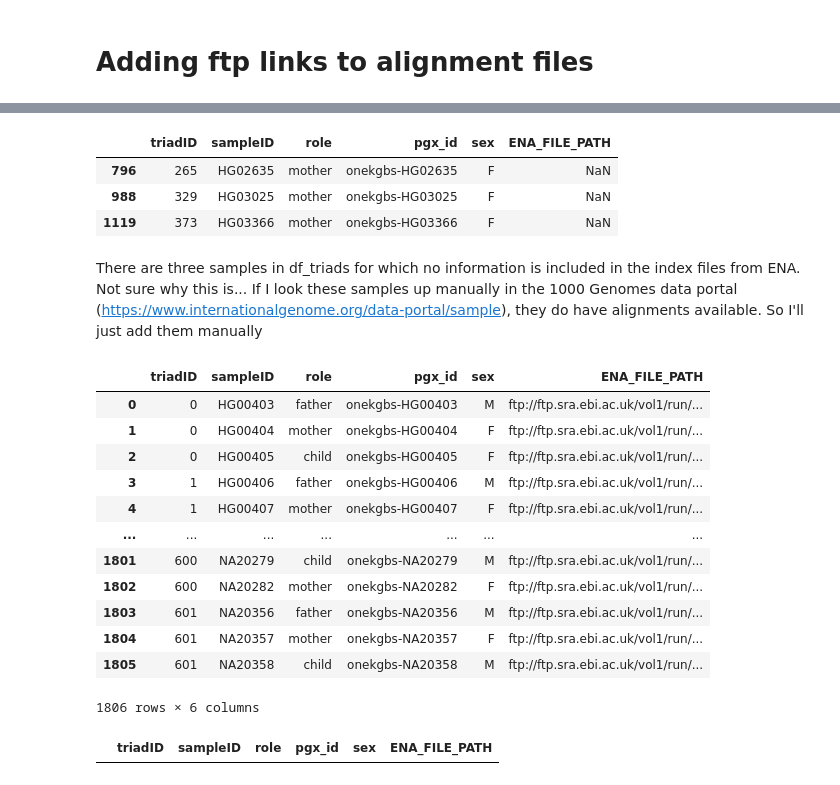
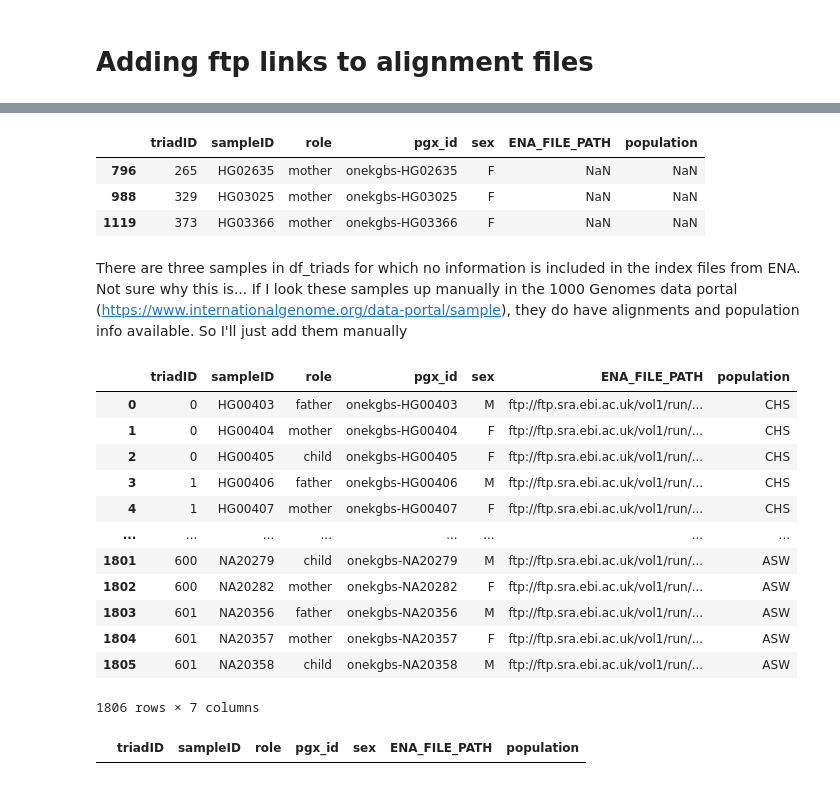
Before and after one commit to acg-team/ConSTRain-analyses, a Jupyter notebook: analyses/1000Genomes/2024-04-02_reformat_1000G_pedigree.ipynb, the cells around one changed output, grey strips where cells are left out. Cells and saved outputs as stored; diff of their text form; code cells hidden in the pictures.

Commit message:
Beginning analysis of 1000 Genomes family trios

```diff
--- a/analyses/1000Genomes/2024-04-02_reformat_1000G_pedigree.ipynb
+++ b/analyses/1000Genomes/2024-04-02_reformat_1000G_pedigree.ipynb
@@ -113,8 +118,8 @@ def load_ena_index_file(url):
         comment="#",
         header=None,
         sep="\t",
-        usecols=[0, 9],
-        names=["ENA_FILE_PATH", "sampleID"]
+        usecols=[0, 9, 10],
+        names=["ENA_FILE_PATH", "sampleID", "population"]
     )
 
     return df
@@ -141,39 +163,45 @@ df_triads
 # %%
 df_triads[df_triads["ENA_FILE_PATH"].isna()]
 # %% [output]
-|  | triadID | sampleID | role | pgx_id | sex | ENA_FILE_PATH |
-| 796 | 265 | HG02635 | mother | onekgbs-HG02635 | F | NaN |
-| 988 | 329 | HG03025 | mother | onekgbs-HG03025 | F | NaN |
-| 1119 | 373 | HG03366 | mother | onekgbs-HG03366 | F | NaN |
+|  | triadID | sampleID | role | pgx_id | sex | ENA_FILE_PATH | population |
+| 796 | 265 | HG02635 | mother | onekgbs-HG02635 | F | NaN | NaN |
+| 988 | 329 | HG03025 | mother | onekgbs-HG03025 | F | NaN | NaN |
+| 1119 | 373 | HG03366 | mother | onekgbs-HG03366 | F | NaN | NaN |
 # %% [markdown]
-There are three samples in df_triads for which no information is included in the index files from ENA. Not sure why this is... If I look these samples up manually in the 1000 Genomes data portal ([https://www.internationalgenome.org/data-portal/sample](https://www.internationalgenome.org/data-portal/sample)), they do have alignments available. So I'll just add them manually
+There are three samples in df_triads for which no information is included in the index files from ENA. Not sure why this is... If I look these samples up manually in the 1000 Genomes data portal ([https://www.internationalgenome.org/data-portal/sample](https://www.internationalgenome.org/data-portal/sample)), they do have alignments and population info available. So I'll just add them manually
 # %%
 url_list = [
     "ftp://ftp.sra.ebi.ac.uk/vol1/run/ERR324/ERR3242420/HG02635.final.cram",
     "ftp://ftp.sra.ebi.ac.uk/vol1/run/ERR324/ERR3242524/HG03025.final.cram",
     "ftp://ftp.sra.ebi.ac.uk/vol1/run/ERR324/ERR3242599/HG03366.final.cram"
 ]
+population_list = [
+    "GWD",
+    "GWD",
+    "ESN"
+]
 # seems usafe since assignment is position based but I cannot figure out how to do this nicely
 df_triads.loc[df_triads["ENA_FILE_PATH"].isna(), "ENA_FILE_PATH"] = url_list
+df_triads.loc[df_triads["population"].isna(), "population"] = population_list
 df_triads
 # %% [output]
-|  | triadID | sampleID | role | pgx_id | sex | ENA_FILE_PATH |
-| 0 | 0 | HG00403 | father | onekgbs-HG00403 | M | ftp://ftp.sra.ebi.ac.uk/vol1/run/... |
-| 1 | 0 | HG00404 | mother | onekgbs-HG00404 | F | ftp://ftp.sra.ebi.ac.uk/vol1/run/... |
-| 2 | 0 | HG00405 | child | onekgbs-HG00405 | F | ftp://ftp.sra.ebi.ac.uk/vol1/run/... |
-| 3 | 1 | HG00406 | father | onekgbs-HG00406 | M | ftp://ftp.sra.ebi.ac.uk/vol1/run/... |
-| 4 | 1 | HG00407 | mother | onekgbs-HG00407 | F | ftp://ftp.sra.ebi.ac.uk/vol1/run/... |
-| ... | ... | ... | ... | ... | ... | ... |
-| 1801 | 600 | NA20279 | child | onekgbs-NA20279 | M | ftp://ftp.sra.ebi.ac.uk/vol1/run/... |
-| 1802 | 600 | NA20282 | mother | onekgbs-NA20282 | F | ftp://ftp.sra.ebi.ac.uk/vol1/run/... |
-| 1803 | 601 | NA20356 | father | onekgbs-NA20356 | M | ftp://ftp.sra.ebi.ac.uk/vol1/run/... |
-| 1804 | 601 | NA20357 | mother | onekgbs-NA20357 | F | ftp://ftp.sra.ebi.ac.uk/vol1/run/... |
-| 1805 | 601 | NA20358 | child | onekgbs-NA20358 | M | ftp://ftp.sra.ebi.ac.uk/vol1/run/... |
+|  | triadID | sampleID | role | pgx_id | sex | ENA_FILE_PATH | population |
+| 0 | 0 | HG00403 | father | onekgbs-HG00403 | M | ftp://ftp.sra.ebi.ac.uk/vol1/run/... | CHS |
+| 1 | 0 | HG00404 | mother | onekgbs-HG00404 | F | ftp://ftp.sra.ebi.ac.uk/vol1/run/... | CHS |
+| 2 | 0 | HG00405 | child | onekgbs-HG00405 | F | ftp://ftp.sra.ebi.ac.uk/vol1/run/... | CHS |
+| 3 | 1 | HG00406 | father | onekgbs-HG00406 | M | ftp://ftp.sra.ebi.ac.uk/vol1/run/... | CHS |
+| 4 | 1 | HG00407 | mother | onekgbs-HG00407 | F | ftp://ftp.sra.ebi.ac.uk/vol1/run/... | CHS |
+| ... | ... | ... | ... | ... | ... | ... | ... |
+| 1801 | 600 | NA20279 | child | onekgbs-NA20279 | M | ftp://ftp.sra.ebi.ac.uk/vol1/run/... | ASW |
+| 1802 | 600 | NA20282 | mother | onekgbs-NA20282 | F | ftp://ftp.sra.ebi.ac.uk/vol1/run/... | ASW |
+| 1803 | 601 | NA20356 | father | onekgbs-NA20356 | M | ftp://ftp.sra.ebi.ac.uk/vol1/run/... | ASW |
+| 1804 | 601 | NA20357 | mother | onekgbs-NA20357 | F | ftp://ftp.sra.ebi.ac.uk/vol1/run/... | ASW |
+| 1805 | 601 | NA20358 | child | onekgbs-NA20358 | M | ftp://ftp.sra.ebi.ac.uk/vol1/run/... | ASW |
-1806 rows × 6 columns
+1806 rows × 7 columns
 # %%
 df_triads[df_triads["ENA_FILE_PATH"].isna()]
 # %% [output]
-|  | triadID | sampleID | role | pgx_id | sex | ENA_FILE_PATH |
+|  | triadID | sampleID | role | pgx_id | sex | ENA_FILE_PATH | population |
 # %%
 df_triads.to_csv(
     "../../data/1000Genomes/1000_genomes_triad_pedigrees.csv",
```
Also changed, not shown: parts of 12 cells of this notebook, 3 other files.
